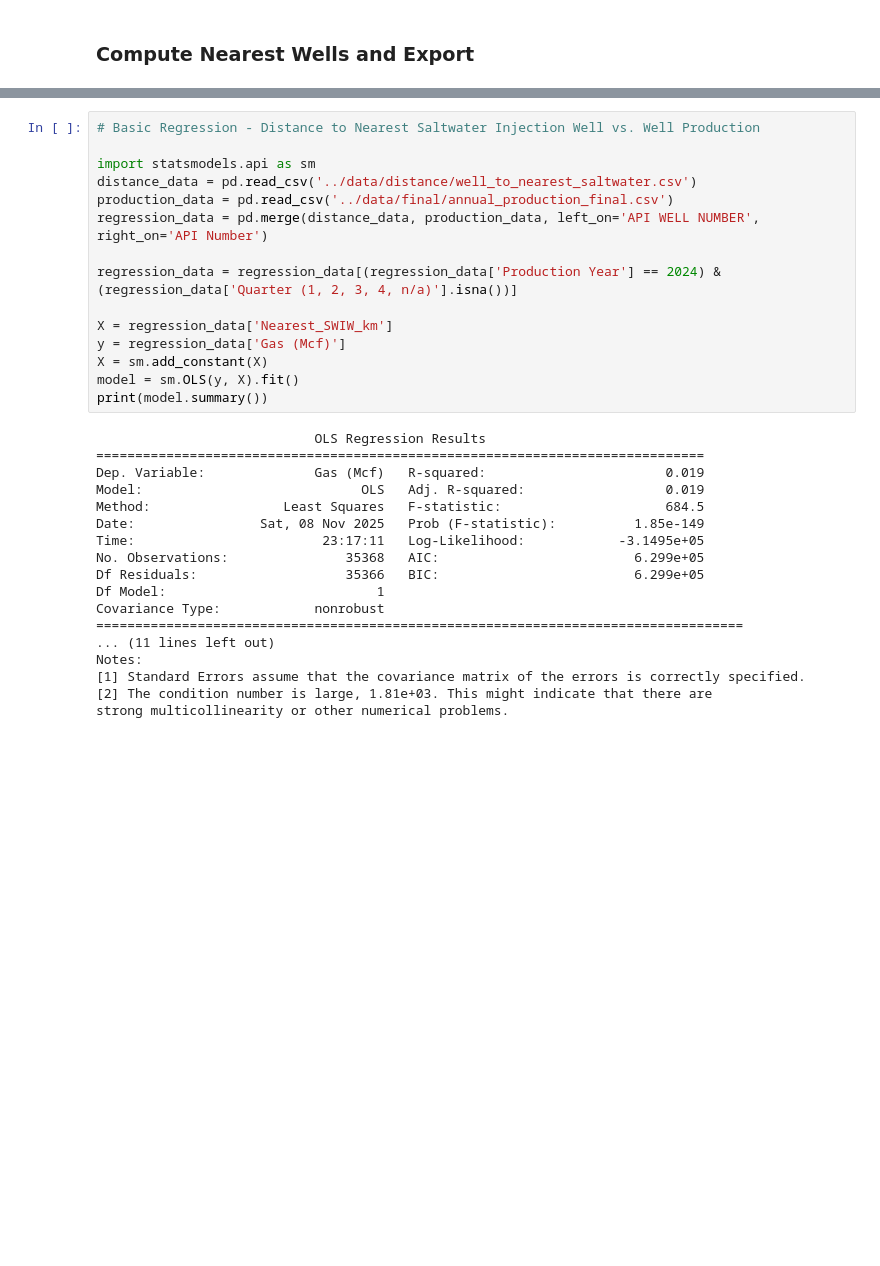
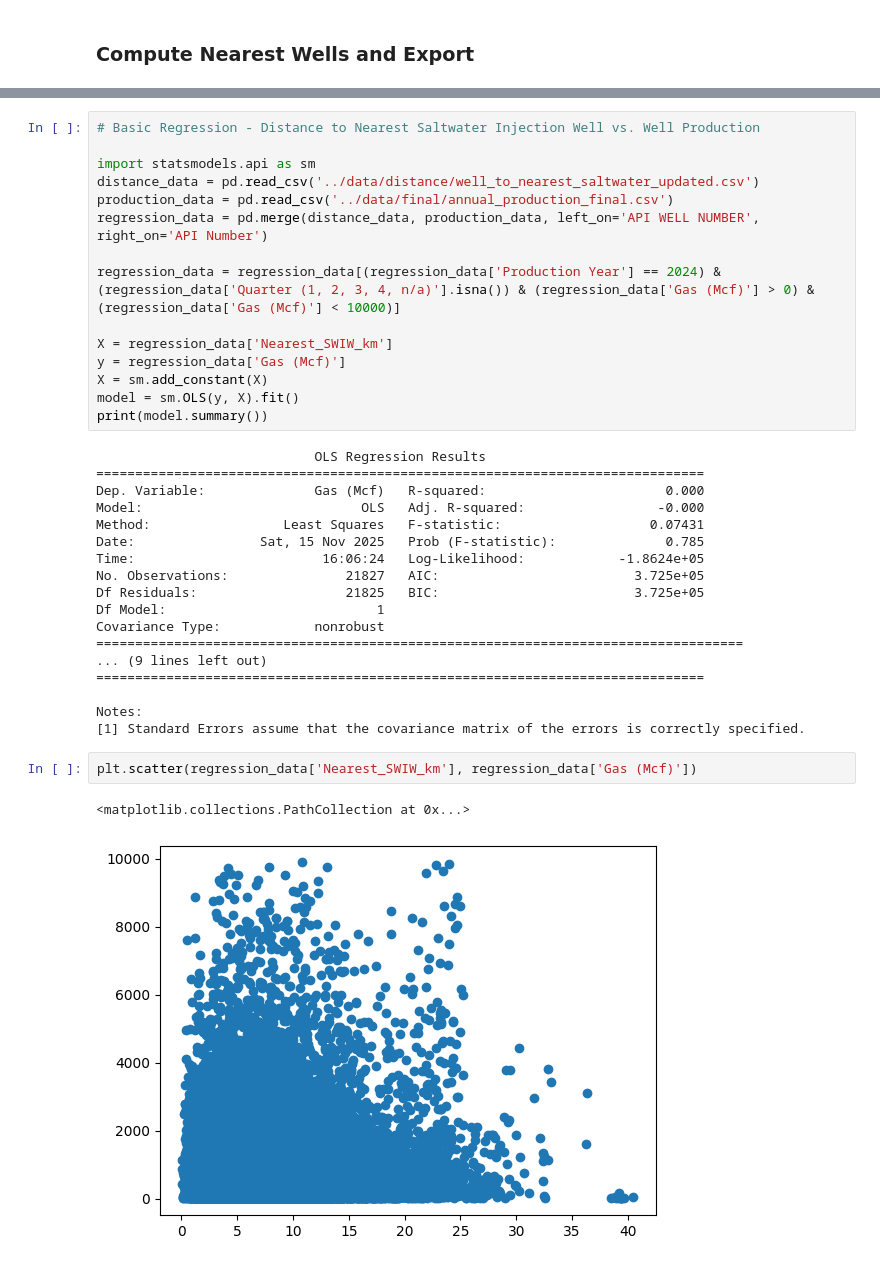
Before and after one commit to wfsutto/Two-Birds-One-Stonebridge, a Jupyter notebook: notebooks/distance_analysis.ipynb, the cells around one changed output, grey strips where cells are left out. Drawn from its saved outputs; the diff is of its cells as text; blank space fills up the shorter version.

```diff
--- a/notebooks/distance_analysis.ipynb
+++ b/notebooks/distance_analysis.ipynb
@@ -91,11 +187,11 @@ nearest_swiw_df.head(5)
 # Basic Regression - Distance to Nearest Saltwater Injection Well vs. Well Production
 
 import statsmodels.api as sm
-distance_data = pd.read_csv('../data/distance/well_to_nearest_saltwater.csv')
+distance_data = pd.read_csv('../data/distance/well_to_nearest_saltwater_updated.csv')
 production_data = pd.read_csv('../data/final/annual_production_final.csv')
 regression_data = pd.merge(distance_data, production_data, left_on='API WELL NUMBER', right_on='API Number')
 
-regression_data = regression_data[(regression_data['Production Year'] == 2024) & (regression_data['Quarter (1, 2, 3, 4, n/a)'].isna())]
+regression_data = regression_data[(regression_data['Production Year'] == 2024) & (regression_data['Quarter (1, 2, 3, 4, n/a)'].isna()) & (regression_data['Gas (Mcf)'] > 0) & (regression_data['Gas (Mcf)'] < 10000)]
 
 X = regression_data['Nearest_SWIW_km']
 y = regression_data['Gas (Mcf)']
@@ -105,20 +201,25 @@ print(model.summary())
 # %% [output]
                             OLS Regression Results
 ==============================================================================
-Dep. Variable:              Gas (Mcf)   R-squared:                       0.019
-Model:                            OLS   Adj. R-squared:                  0.019
-Method:                 Least Squares   F-statistic:                     684.5
-Date:                Sat, 08 Nov 2025   Prob (F-statistic):          1.85e-149
-Time:                        23:17:11   Log-Likelihood:            -3.1495e+05
-No. Observations:               35368   AIC:                         6.299e+05
-Df Residuals:                   35366   BIC:                         6.299e+05
+Dep. Variable:              Gas (Mcf)   R-squared:                       0.000
+Model:                            OLS   Adj. R-squared:                 -0.000
+Method:                 Least Squares   F-statistic:                   0.07431
+Date:                Sat, 15 Nov 2025   Prob (F-statistic):              0.785
+Time:                        16:06:24   Log-Likelihood:            -1.8624e+05
+No. Observations:               21827   AIC:                         3.725e+05
+Df Residuals:                   21825   BIC:                         3.725e+05
 Df Model:                           1
 Covariance Type:            nonrobust
 ===================================================================================
-... (11 lines left out)
+... (9 lines left out)
+==============================================================================
+
 Notes:
 [1] Standard Errors assume that the covariance matrix of the errors is correctly specified.
-[2] The condition number is large, 1.81e+03. This might indicate that there are
-strong multicollinearity or other numerical problems.
+# %%
+plt.scatter(regression_data['Nearest_SWIW_km'], regression_data['Gas (Mcf)'])
+# %% [output]
+<matplotlib.collections.PathCollection at 0x...>
+[figure, added]
 # %%
 # Same thing for oil production
```
Also changed, not shown: parts of 11 cells of this notebook, 3 other files.
